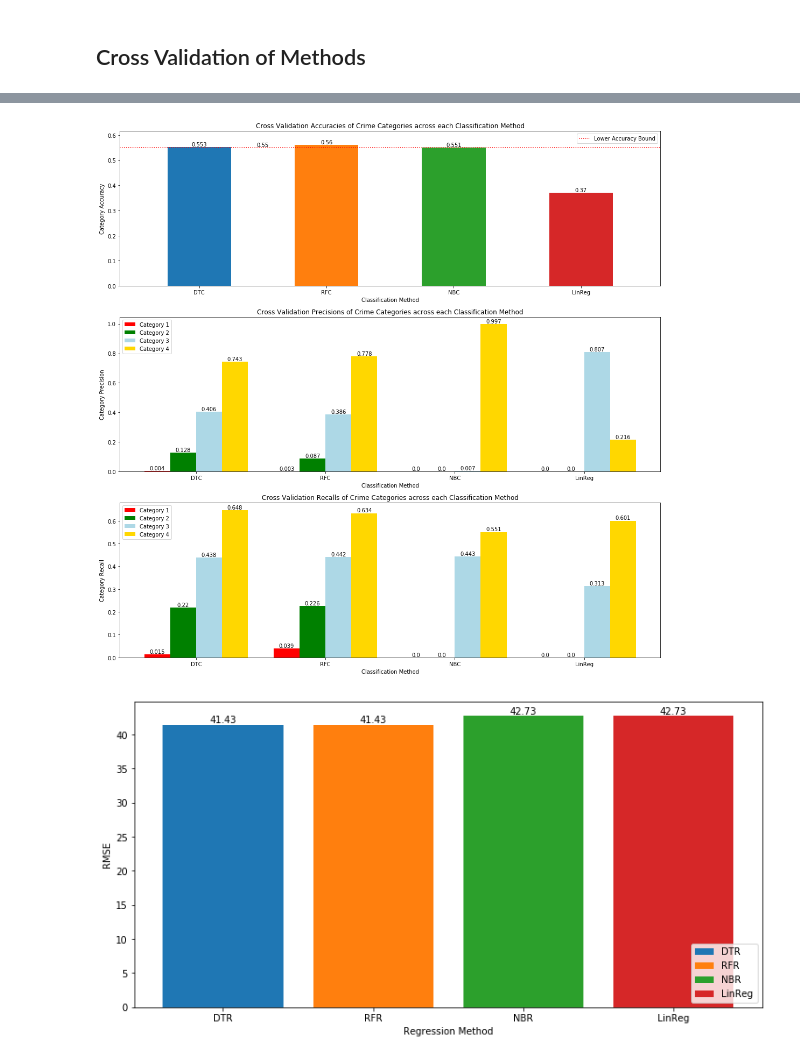
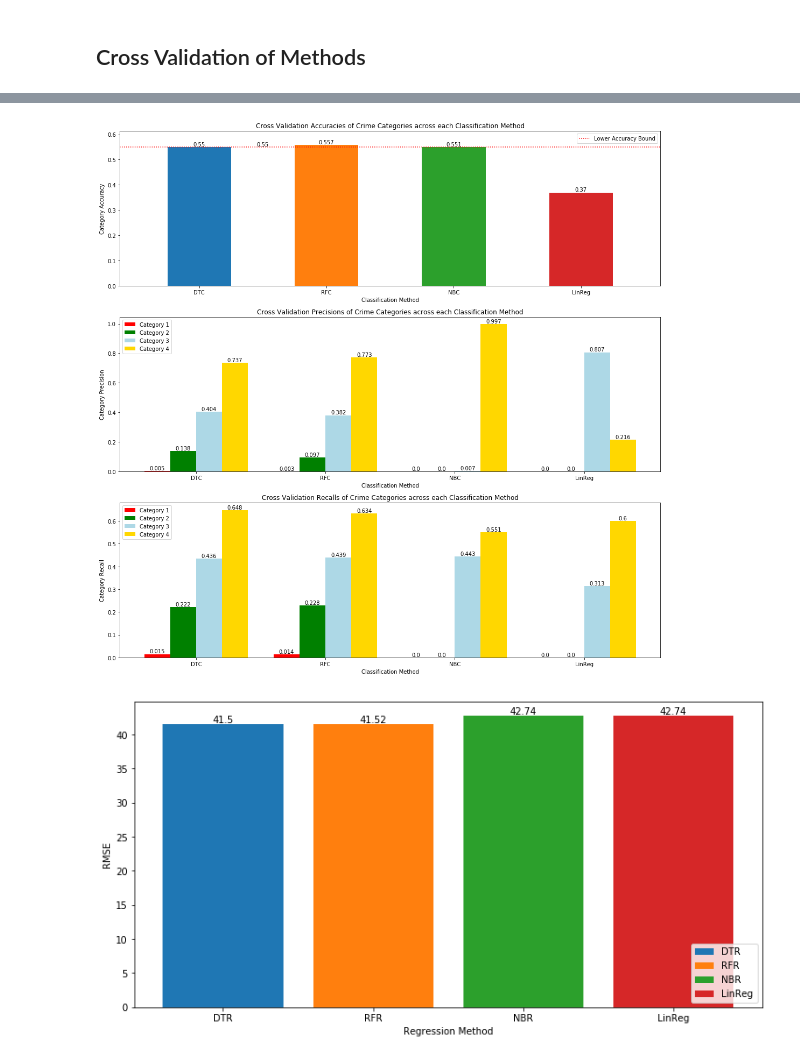
Before and after one commit to sanjeevprasada/AtlantaCrime, a Jupyter notebook: Supervised_Algs.ipynb, the cells around one changed output, grey strips where cells are left out. Saved outputs shown, nothing was run; the diff lists cells and outputs as text; code cells hidden in the pictures.

Commit message:
New images, CV kfold reduced to 5, other changes...

```diff
--- a/Supervised_Algs.ipynb
+++ b/Supervised_Algs.ipynb
@@ -157,11 +157,11 @@ test_cat_trans = pd.concat([pd.DataFrame(test_categories), cent_dist_df], axis=1
 # Add data_variable
 # Neighborhood  Month  Day of Week  Crime Score
 X = preprocessing.StandardScaler().fit_transform(test_crime_scores[["Day of Week", "Month"]])
-km = KMeans(n_clusters=3, init='random', n_init=1, max_iter=300, tol=1e-04, random_state=0)
+km = KMeans(n_clusters=5, init='random', n_init=1, max_iter=300, tol=1e-04, random_state=0)
 km.fit_predict(X)
 cent_dist = km.transform(X)
 cent_dist_df = pd.DataFrame(cent_dist)
-cent_dist_df.columns = ["Feat0", "Feat1", "Feat2"]
+cent_dist_df.columns = ["Feat0", "Feat1", "Feat2", "Feat3", "Feat4"]
 
 test_cs_trans = pd.concat([pd.DataFrame(test_crime_scores), cent_dist_df], axis=1)
 # test_cs_trans.head()
@@ -205,9 +205,9 @@ def model_fitting(X_train, y_train, X_test, model, classOrReg):
             fitter = DecisionTreeRegressor()
     elif model == "rf":
         if classOrReg == "class":
-            fitter = RandomForestClassifier(n_estimators=50)
+            fitter = RandomForestClassifier(n_estimators=25)
         else:
-            fitter = RandomForestRegressor(n_estimators=50)
+            fitter = RandomForestRegressor(n_estimators=25)
     elif model == "nb":
         if classOrReg == "class":
             fitter = GaussianNB()
@@ -277,25 +277,25 @@ def cross_validation(X, y, kfold, model, classOrReg):
         return totalTime / kfold, totalRMSE / kfold
     raise NotImplementedError
 
-cv_times_class = np.array([])
-cv_times_reg = np.array([])
-APR_array = np.array([])
-RMSE_array = np.array([])
+cv_times_class = []
+cv_times_reg = []
+APR_array = []
+RMSE_array = []
 for model in ["dt", "rf", "nb", "linreg"]:
     # print("model: " + model)
     for classOrReg in ["class", "reg"]:
         # print("classOrReg: " + classOrReg)
         if classOrReg == "class":
-            avg_time, avg_APR = cross_validation(X_train_class, y_train_class, 10, model, classOrReg)
+            avg_time, avg_APR = cross_validation(X_train_class, y_train_class, 5, model, classOrReg)
             # print('average time: %.6f'% avg_time)
-            cv_times_class = np.append(cv_times_class, avg_time)
+            cv_times_class.append(avg_time)
             # print('average APR:', avg_APR)
-            APR_array = np.append(APR_array, avg_APR)
+            APR_array.append(avg_APR)
         else:
-            avg_time, avg_RMSE = cross_validation(X_train_reg, y_train_reg, 10, model, classOrReg)
+            avg_time, avg_RMSE = cross_validation(X_train_reg, y_train_reg, 5, model, classOrReg)
             # print('average time: %.6f'% avg_time)
-            cv_times_reg = np.append(cv_times_reg, avg_time)
+            cv_times_reg.append(avg_time)
             # print('average RMSE:', avg_RMSE)
-            RMSE_array = np.append(RMSE_array, avg_RMSE)
+            RMSE_array.append(avg_RMSE)
         # print()
     # print()
@@ -328,12 +322,13 @@ NameError: name 'cv_times_class' is not defined
 # %%
-# print(times_class)
-# print(times_reg)
+# print(cv_times_class)
+# print(cv_times_reg)
 # for i, acc_prec_rec in enumerate(APR_array):
 #     print(i, acc_prec_rec)
-# print(RMSE_array)
-tempAPR_array = []
-for i in range(int(len(APR_array) / 3)):
-    tempAPR_array.append([APR_array[i * 3], APR_array[i * 3 + 1], APR_array[i * 3 + 2]])
+print(APR_array)
+print(RMSE_array)
+# tempAPR_array = []
+# for i in range(int(len(APR_array) / 3)):
+#     tempAPR_array.append([APR_array[i * 3], APR_array[i * 3 + 1], APR_array[i * 3 + 2]])
 # for i in range(len(APR_array) / 3):
 #     tempAPR_array = np.append(tempAPR_array)
 # tempAPR_array[2]
@@ -343,7 +353,7 @@ f, (ax0, ax1, ax2) = plt.subplots(3, 1, figsize=(18,18))
 # y_preds = [dt_class_y_pred, rf_class_y_pred, nb_class_y_pred, linreg_class_y_pred]
 y_preds_colors = ["red", "green", "lightblue", "gold"]
 
-for i, acc_prec_rec in enumerate(tempAPR_array):
+for i, acc_prec_rec in enumerate(APR_array):
     # acc_prec_rec = apr(y_test_class, y_pred)
 
     ax0.bar(i, acc_prec_rec[0], width=0.5)
@@ -368,34 +378,34 @@ max_acc = 0
 for i in range(1, 5):
     max_acc = max(max_acc, len(training_categories[training_categories["Crime Category"] == i]) / len(training_categories))
 
 plt.plot([0 - 0.625, len(classNames) - 1 + 0.625], [max_acc, max_acc], ':r')
 plt.text(0.5, max_acc, str(round(max_acc, 3)), va='bottom', ha='center')
 plt.margins(x=0, y=0.1, tight=True)
 plt.legend(["Lower Accuracy Bound"])
 plt.xlabel("Classification Method")
 plt.ylabel("Category Accuracy")
 plt.title("Cross Validation Accuracies of Crime Categories across each Classification Method")
 
 # Precision Plot
 plt.sca(ax1)
 plt.legend(["Category 1", "Category 2", "Category 3", "Category 4"])
 plt.xticks([j * 2.5 for j in range(len(classNames))], classNames)
 plt.xlabel("Classification Method")
 plt.ylabel("Category Precision")
 plt.title("Cross Validation Precisions of Crime Categories across each Classification Method")
 
 # Recall Plot
 plt.sca(ax2)
 plt.legend(["Category 1", "Category 2", "Category 3", "Category 4"])
 plt.xticks([j * 2.5 for j in range(len(classNames))], classNames)
 plt.xlabel("Classification Method")
 plt.ylabel("Category Recall")
 plt.title("Cross Validation Recalls of Crime Categories across each Classification Method")
 
 plt.savefig('images/Supervised_Algs/cv_apr_categories.png')
 plt.show()
 # %% [output]
-[figure, old version]
+[figure, new version]
 # %%
 plt.figure(figsize=(12, 6))
 for i, rmse_val in enumerate(RMSE_array):
```
Also changed, not shown: parts of 14 cells of this notebook, 9 other files.
